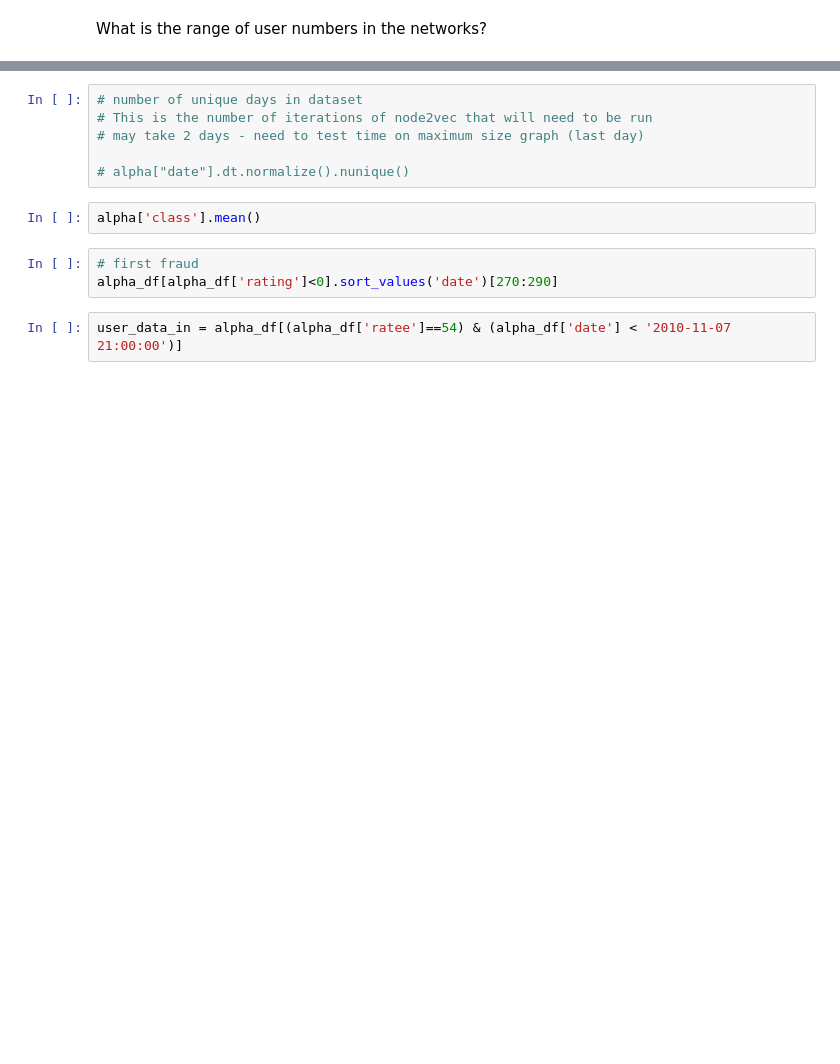
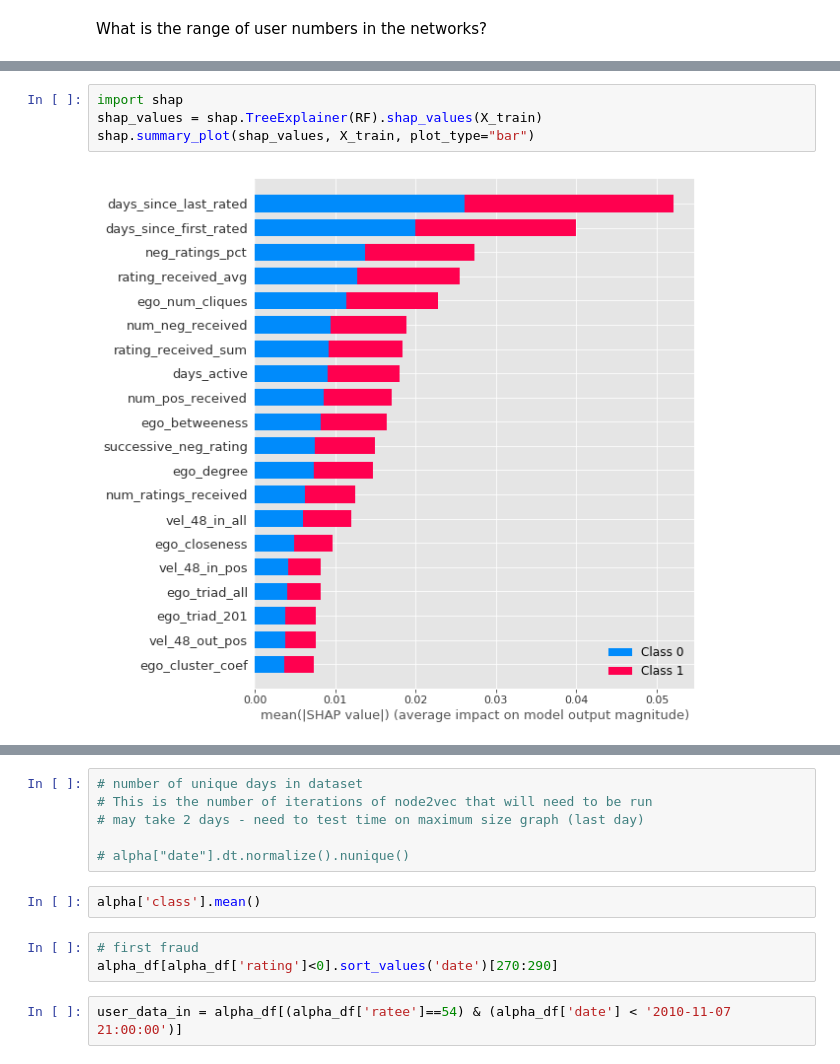
Before and after one commit to allanalberts/Fighting-Fraud-With-Graph-Theory, a Jupyter notebook: notebooks/predictive_model.ipynb, the cells around one changed output, grey strips where cells are left out. Drawn from its saved outputs; the diff is of its cells as text; blank space fills up the shorter version.

```diff
--- a/notebooks/predictive_model.ipynb
+++ b/notebooks/predictive_model.ipynb
@@ -120,0 +151,6 @@ Text(0.5,1,'Random Forest feature importance')
+# %%
+import shap
+shap_values = shap.TreeExplainer(RF).shap_values(X_train)
+shap.summary_plot(shap_values, X_train, plot_type="bar")
+# %% [output]
+[figure, added]
```
Also changed, not shown: parts of 28 cells of this notebook, 4 other files.
